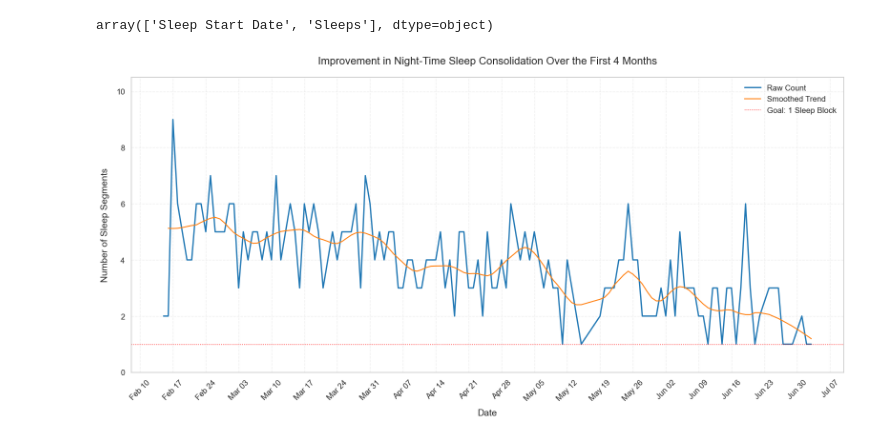
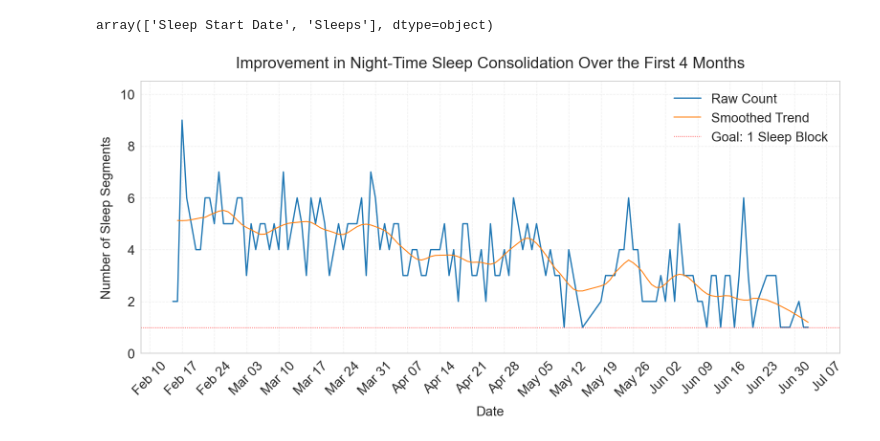
Before and after one commit to trow-land/Data-Science, a Jupyter notebook: Baby Sleep Consolidation and Nap Analysis/baby_data_analysis.ipynb, the cells around one changed output. Drawn from its saved outputs; the diff is of its cells as text; code cells hidden in the pictures.

Commit message:
Plot updates

```diff
--- a/Baby Sleep Consolidation and Nap Analysis/baby_data_analysis.ipynb
+++ b/Baby Sleep Consolidation and Nap Analysis/baby_data_analysis.ipynb
@@ -366,37 +366,37 @@ lowess_smoothed = lowess_result[:, 1]
 
 plt.figure(figsize=(16, 8))
 
 # raw data line
 plt.plot(grouped_night_sleeps_count['Sleep Start Date'], grouped_night_sleeps_count['Sleeps'],
          label="Raw Count", color='#1f77b4', linewidth=2)
 
 
 # LOWESS smoothed trend
 plt.plot(lowess_dates, lowess_smoothed,
          label="Smoothed Trend", color='#ff7f0e', linestyle='-', linewidth=1.5)
 
 # 1 sleep per night goal line
 plt.axhline(y=1, color='red', linestyle=':', linewidth=1, label='Goal: 1 Sleep Block')
 
 # title and axis labels
-plt.title("Improvement in Night-Time Sleep Consolidation Over the First 4 Months", fontsize=16, pad=20)
-plt.xlabel("Date", fontsize=14, labelpad=10)
-plt.ylabel("Number of Sleep Segments", fontsize=14, labelpad=10)
+plt.title("Improvement in Night-Time Sleep Consolidation Over the First 4 Months", fontsize=24, pad=20)
+plt.xlabel("Date", fontsize=20, labelpad=10)
+plt.ylabel("Number of Sleep Segments", fontsize=20, labelpad=10)
 
-plt.xticks(rotation=45, fontsize=12)
-plt.yticks(fontsize=12)
+plt.xticks(rotation=45, fontsize=20)
+plt.yticks(fontsize=20)
 plt.ylim(0, 10.5)
 
 # change date axis format
 plt.gca().xaxis.set_major_formatter(mdates.DateFormatter('%b %d'))
 plt.gca().xaxis.set_major_locator(mdates.WeekdayLocator(byweekday=mdates.MO, interval=1))
 
 plt.grid(visible=True, linestyle='--', alpha=0.3)
-plt.legend(frameon=False, fontsize=12, loc='upper right')
+plt.legend(frameon=False, fontsize=20, loc='upper right')
 
 # Save and show
 plt.tight_layout()
 plt.savefig("night_sleep_consolidation_with_smoothing.png", dpi=300, bbox_inches='tight')
 plt.show()
 # %% [output]
-[figure, old version]
+[figure, new version]
```
Also changed, not shown: 1 other file.
